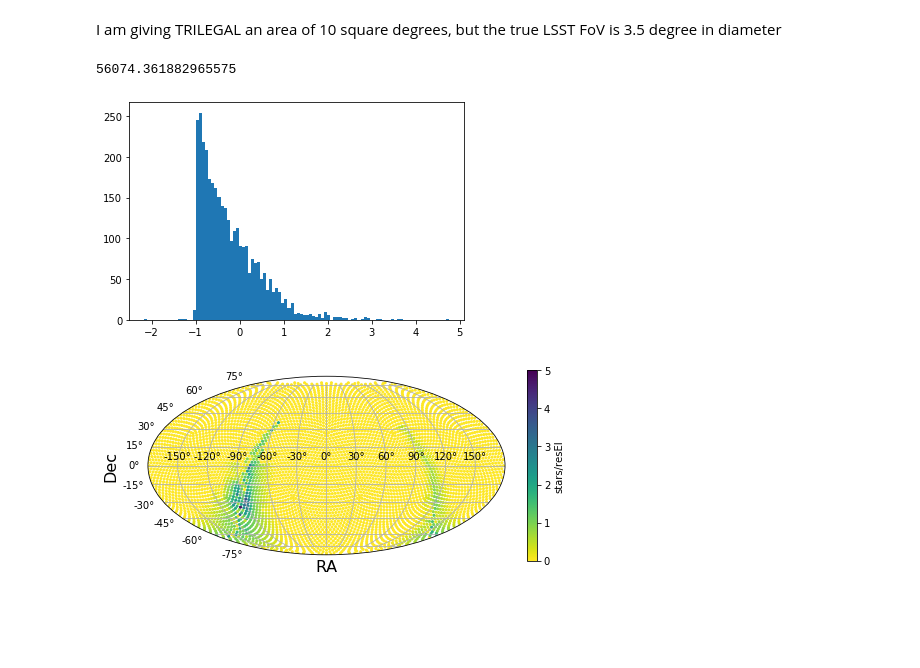
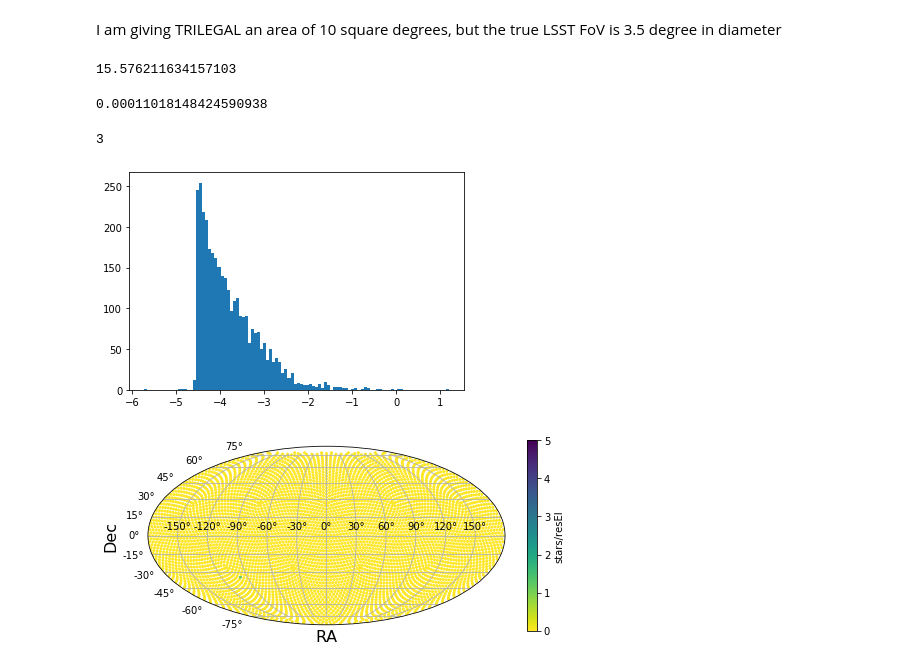
Before and after one commit to ageller/EB-LSST, a Jupyter notebook: testing/crowding/checkFieldCrowding.ipynb, the cells around one changed output. Cells and saved outputs as stored; diff of their text form; code cells hidden in the pictures; blank space fills up the shorter version.

```diff
--- a/testing/crowding/checkFieldCrowding.ipynb
+++ b/testing/crowding/checkFieldCrowding.ipynb
@@ -48,39 +48,48 @@ FoVratio = LSSTFoV/10.
 #assume a uniform surface density stars/square degree
 surfaceDensity = df['NstarsTRILEGAL']*FoVratio/LSSTFoV
 
-#lets assume that seeing is 0.5 arcmin
-resEl = np.pi*(0.5/2./60.)**2.
+#lets assume that seeing is 0.5 arcsec
+resEl = np.pi*(0.5/2./3600.)**2.
 
 #stars/resolution element
 starsPerResEl = np.array(surfaceDensity*resEl)
 
 print(max(starsPerResEl))
 # %% [output]
-56074.361882965575
+15.576211634157103
+# %%
+72725.0*FoVratio/LSSTFoV*resEl
+# %% [output]
+0.00011018148424590938
+# %%
+yy = np.where(starsPerResEl >= 1)[0]
+print(len(yy))
+# %% [output]
+3
 # %%
 f, ax = plt.subplots()
 xx = np.where(starsPerResEl > 0)
 _ = ax.hist(np.log10(starsPerResEl[xx]), bins=100)
 # %% [output]
-[figure, old version]
+[figure, new version]
 # %%
 xx = np.where(starsPerResEl == 0)
-starsPerResEl[xx] = 0.01
+starsPerResEl[xx] = 1e-10
 
 coords = SkyCoord(df['OpSimRA'], df['OpSimDec'], unit=(units.degree, units.degree),frame='icrs')
 
 RAwrap = coords.ra.wrap_at(180.*units.degree).degree
 Decwrap = coords.dec.wrap_at(180.*units.degree).degree
 
 f, ax = plt.subplots(subplot_kw={'projection': "mollweide"}, figsize=(8,5))
 ax.grid(True)
 ax.set_xlabel("RA",fontsize=16)
 ax.set_ylabel("Dec",fontsize=16)
 mlw = ax.scatter(np.array(RAwrap).ravel()*np.pi/180.,
                  np.array(Decwrap).ravel()*np.pi/180.,
                  c=np.log10(starsPerResEl),
                  cmap='viridis_r', s = 4, vmin=0, vmax=5)
 cbar = f.colorbar(mlw, shrink=0.7)
 cbar.set_label(r'stars/resEl')
 # %% [output]
-[figure, old version]
+[figure, new version]
```
Also changed, not shown: 1 other file.
